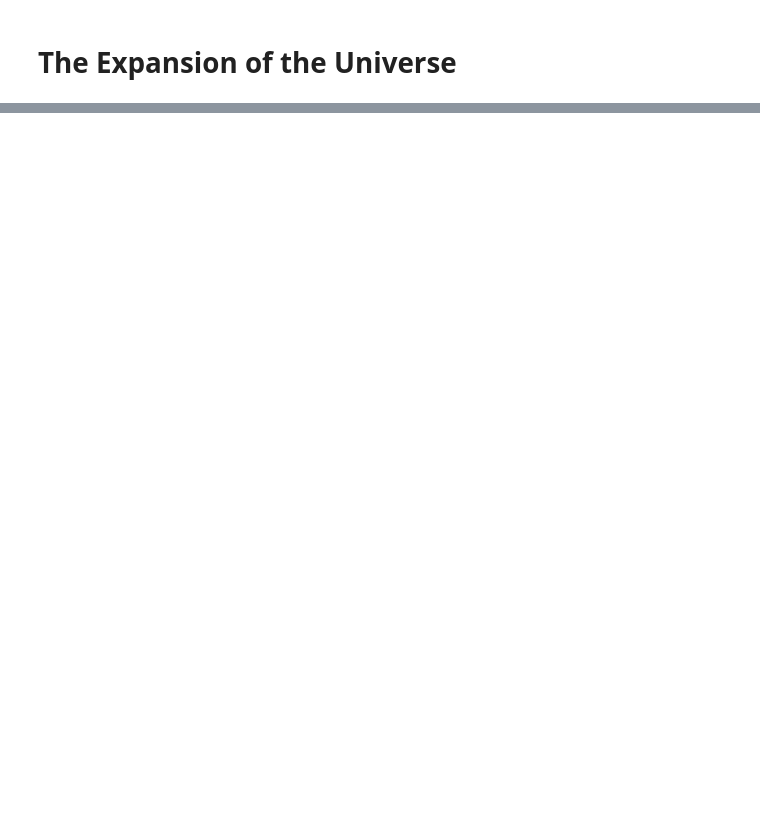
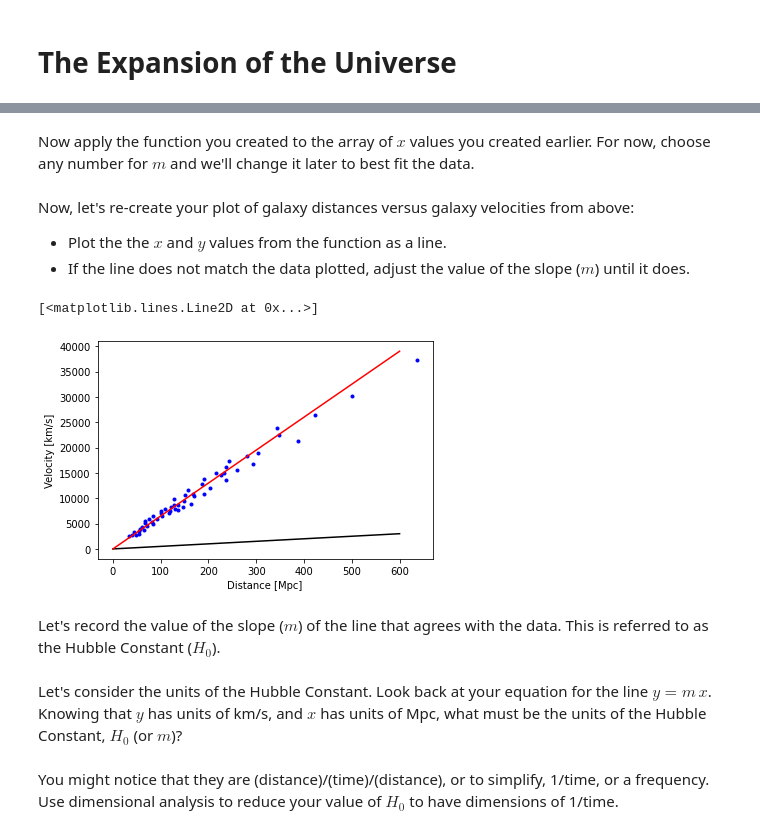
Before and after one commit to CIERA-Northwestern/REACHpy, a Jupyter notebook: Module_2/Challenge_3_Universe_Expansion.ipynb, the cells around one changed output, grey strips where cells are left out. Drawn from its saved outputs; the diff is of its cells as text; code cells hidden in the pictures; blank space fills up the shorter version.

```diff
--- a/Module_2/Challenge_3_Universe_Expansion.ipynb
+++ b/Module_2/Challenge_3_Universe_Expansion.ipynb
@@ -53,0 +31,10 @@ Although the differences are small, they are also significant. Why are they diff
+# %%
+import numpy as np
+
+sne_data = np.loadtxt('type1a_sne.csv', delimiter=',')
+sne_distance = sne_data.transpose()[0]
+sne_velocity = sne_data.transpose()[1]
+
+# Make sure arrays are the same size
+print(sne_distance.size)
+print(sne_velocity.size)
@@ -53,0 +74,7 @@ Although the differences are small, they are also significant. Why are they diff
+# %%
+# Create your array of x-values
+
+model_distance = np.arange(0,601,50)
+
+# Check that it's what we want
+print(model_distance)
@@ -53,0 +88,26 @@ Although the differences are small, they are also significant. Why are they diff
+# %%
+# Create a function
+def hubble_line_function(m, x):
+    return m * x
+# %% [markdown]
+Now apply the function you created to the array of $x$ values you created earlier. For now, choose any number for $m$ and we'll change it later to best fit the data.
+# %%
+# Calculate y values
+model_velocity = hubble_line_function(5, model_distance) # Random value for starting m
+# %% [markdown]
+Now, let's re-create your plot of galaxy distances versus galaxy velocities from above:
+ - Plot the the $x$ and $y$ values from the function as a line.
+ - If the line does not match the data plotted, adjust the value of the slope ($m$) until it does.
+# %%
+plt.plot(sne_distance, sne_velocity, marker='.', linestyle='', color='b')
+plt.plot(model_distance, model_velocity, marker='', linestyle='-', color='k')
+plt.xlabel('Distance [Mpc]')
+plt.ylabel('Velocity [km/s]')
+
+# Now let's try fitting the data by adjusting m until it fits
+plt.plot(model_distance, hubble_line_function(65, model_distance), marker='', linestyle='-', color='r')
+# %% [output]
+[<matplotlib.lines.Line2D at 0x...>]
+[figure, added]
+# %% [markdown]
+Let's record the value of the slope ($m$) of the line that agrees with the data. This is referred to as the Hubble Constant ($H_0$).
@@ -53,0 +116,2 @@ Although the differences are small, they are also significant. Why are they diff
+# %% [markdown]
+Let's consider the units of the Hubble Constant. Look back at your equation for the line $y=m\,x$. Knowing that $y$ has units of km/s, and $x$ has units of Mpc, what must be the units of the Hubble Constant, $H_0$ (or $m$)?
@@ -53,0 +120,2 @@ Although the differences are small, they are also significant. Why are they diff
+# %% [markdown]
+You might notice that they are (distance)/(time)/(distance), or to simplify, 1/time, or a frequency. Use dimensional analysis to reduce your value of $H_0$ to have dimensions of 1/time.
```
Also changed, not shown: parts of 35 cells of this notebook.
